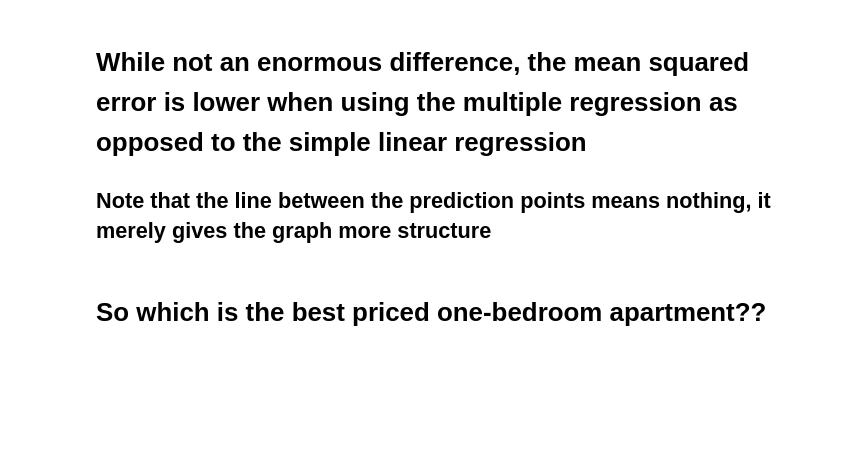
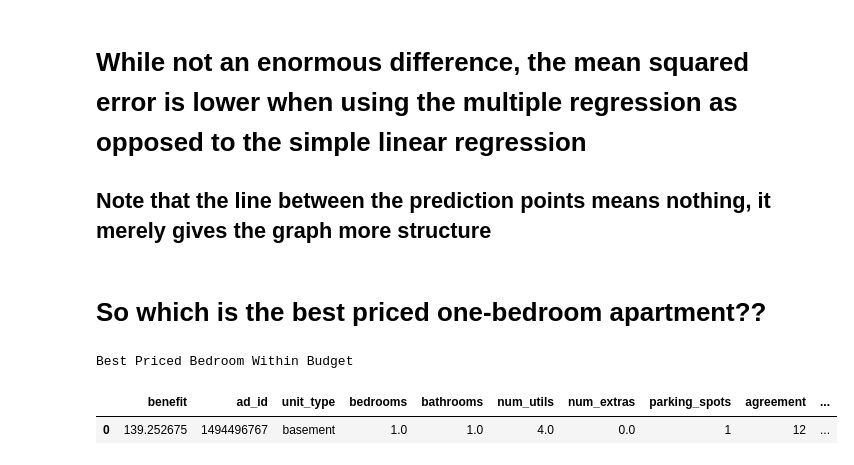
Before and after one commit to suarez96/apartment_regression, a Jupyter notebook: apartment.ipynb, the cells around one changed output. Saved outputs shown, nothing was run; the diff lists cells and outputs as text; code cells hidden in the pictures; blank space fills up the shorter version.

```diff
--- a/apartment.ipynb
+++ b/apartment.ipynb
@@ -237,7 +259,7 @@ df.corr().iplot(kind='heatmap',
 # %%
 # scatter plot
 
-train = df[df['size'] > 0]
+train = df
 fig = train.iplot(asFigure=True,
                   x='size',
                   y='price',
@@ -357,10 +393,13 @@ fig.show()
 # %%
 gain_df = pd.DataFrame({'benefit' : mult_test['y_test'] - mult_test['y_pred']})
 
 final_df = pd.concat([gain_df, df], axis=1)
-
-one_bedrooms_df = final_df[final_df['bedrooms'] < 2.0]
+one_bedrooms_df = final_df[(final_df['bedrooms'] < 2.0) & (final_df['available'] == 1)]
 within_budget = one_bedrooms_df[one_bedrooms_df['price'] < BUDGET]
 
 print('Best Priced Bedroom Within Budget')
 display(within_budget[within_budget['benefit'] == max(within_budget['benefit'])])
+# %% [output]
+Best Priced Bedroom Within Budget
+|  | benefit | ad_id | unit_type | bedrooms | bathrooms | num_utils | num_extras | parking_spots | agreement | ... |
+| 0 | 139.252675 | 1494496767 | basement | 1.0 | 1.0 | 4.0 | 0.0 | 1 | 12 | ... |
```
Also changed, not shown: parts of 21 cells of this notebook.
